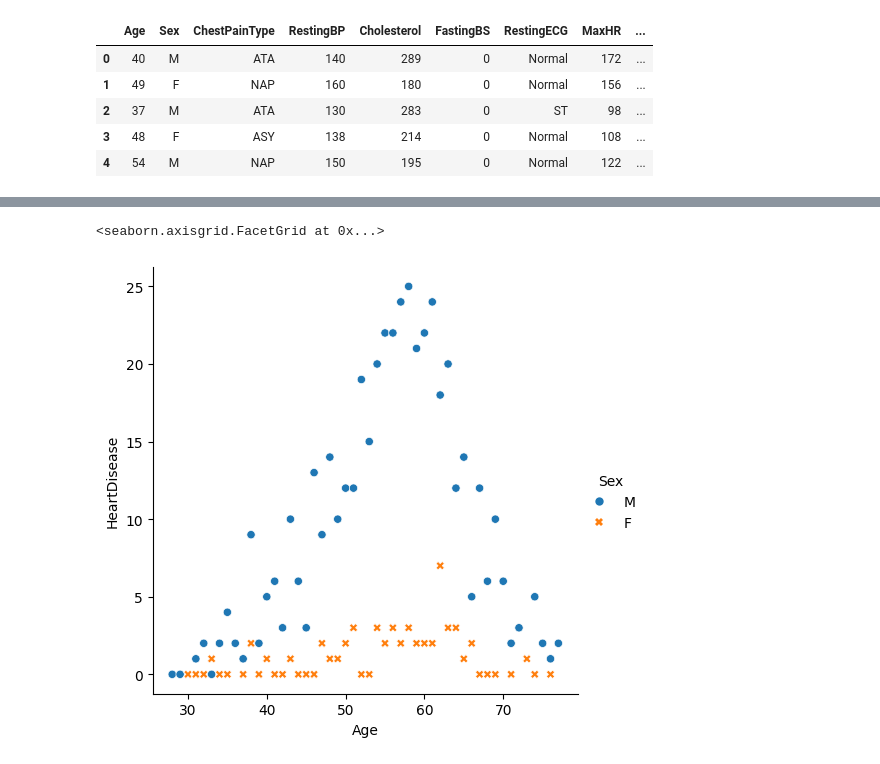
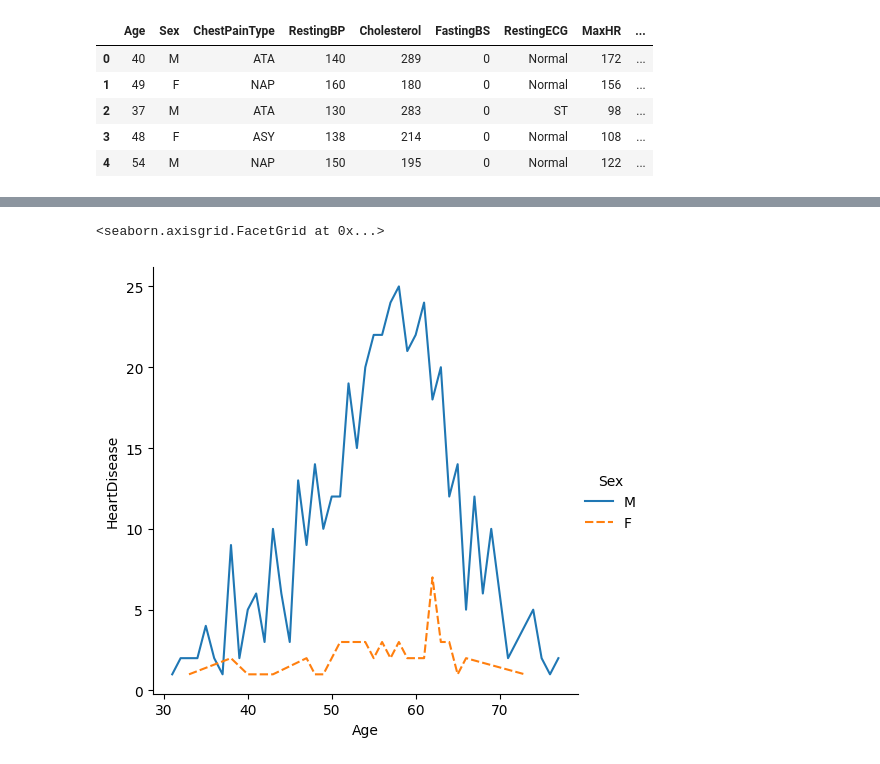
Before and after one commit to versa-syahptr/tubesPDA, a Jupyter notebook: visualisasi_1.ipynb, the cells around one changed output, grey strips where cells are left out. Saved outputs shown, nothing was run; the diff lists cells and outputs as text; code cells hidden in the pictures.

Commit message:
add visualization

```diff
--- a/visualisasi_1.ipynb
+++ b/visualisasi_1.ipynb
@@ -26,8 +43,8 @@ grouped_df = df.groupby(['Age', 'Sex'], as_index=False)['HeartDisease'].sum()
 # %%
 sns.relplot(
-    data=grouped_df,
-    x="Age", y="HeartDisease", hue="Sex", style="Sex"
+    data=grouped_df[grouped_df["HeartDisease"] > 0],
+    x="Age", y="HeartDisease", hue="Sex", style="Sex", kind="line"
 )
 # %% [output]
 <seaborn.axisgrid.FacetGrid at 0x...>
-[figure, old version]
+[figure, new version]
```
Also changed, not shown: parts of 9 cells of this notebook, 1 other file.
